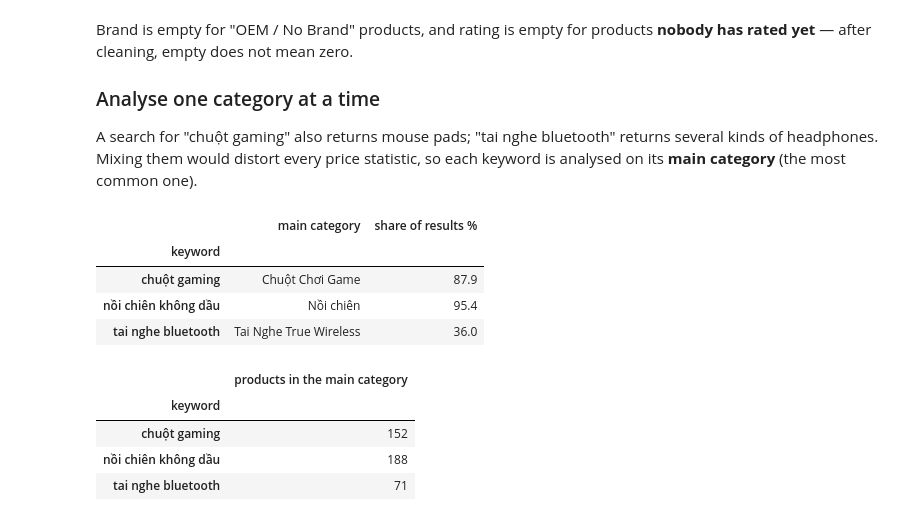
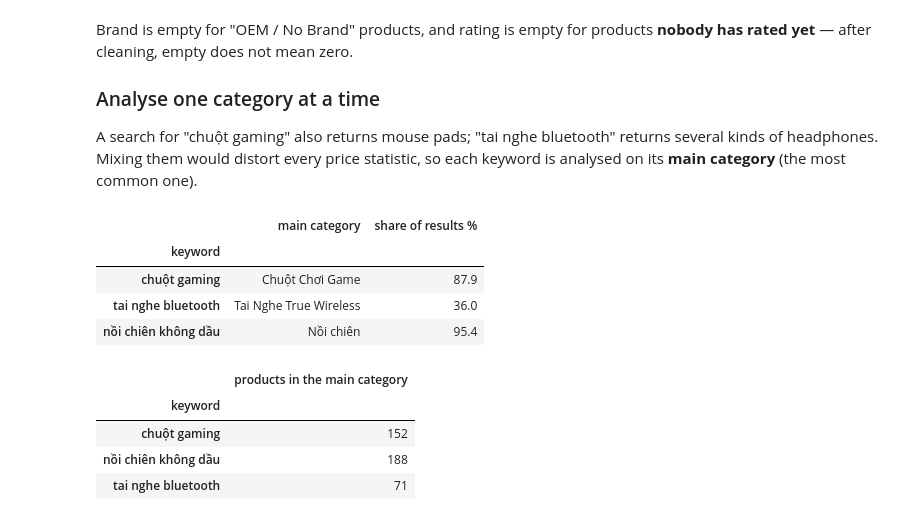
Before and after one commit to NamAnh-dev/Web-Crawler-for-E-commerce-Prices, a Jupyter notebook: notebooks/02_price_analysis.ipynb, the cells around one changed output. Saved outputs shown, nothing was run; the diff lists cells and outputs as text; code cells hidden in the pictures.

```diff
--- a/notebooks/02_price_analysis.ipynb
+++ b/notebooks/02_price_analysis.ipynb
@@ -106,13 +99,17 @@ Brand is empty for "OEM / No Brand" products, and rating is empty for products *
 
 A search for "chuột gaming" also returns mouse pads; "tai nghe bluetooth" returns several kinds of headphones. Mixing them would distort every price statistic, so each keyword is analysed on its **main category** (the most common one).
 # %%
-main_category = df.groupby("keyword")["category"].agg(lambda s: s.value_counts().idxmax())
-share = df.groupby("keyword")["category"].agg(lambda s: s.value_counts(normalize=True).iloc[0] * 100)
-pd.DataFrame({"main category": main_category, "share of results %": share.round(1)})
+rows = []
+for keyword, group in df.groupby("keyword", sort=False):
+    counts = group["category"].value_counts()  # biggest category first
+    rows.append({"keyword": keyword, "main category": counts.index[0],
+                 "share of results %": round(100 * counts.iloc[0] / len(group), 1)})
+main_categories = pd.DataFrame(rows).set_index("keyword")
+main_categories
 # %% [output]
 |  | main category | share of results % |
 | keyword |  |  |
 | chuột gaming | Chuột Chơi Game | 87.9 |
+| tai nghe bluetooth | Tai Nghe True Wireless | 36.0 |
 | nồi chiên không dầu | Nồi chiên | 95.4 |
-| tai nghe bluetooth | Tai Nghe True Wireless | 36.0 |
 # %%
```
Also changed, not shown: parts of 14 cells of this notebook, 3 other files.
